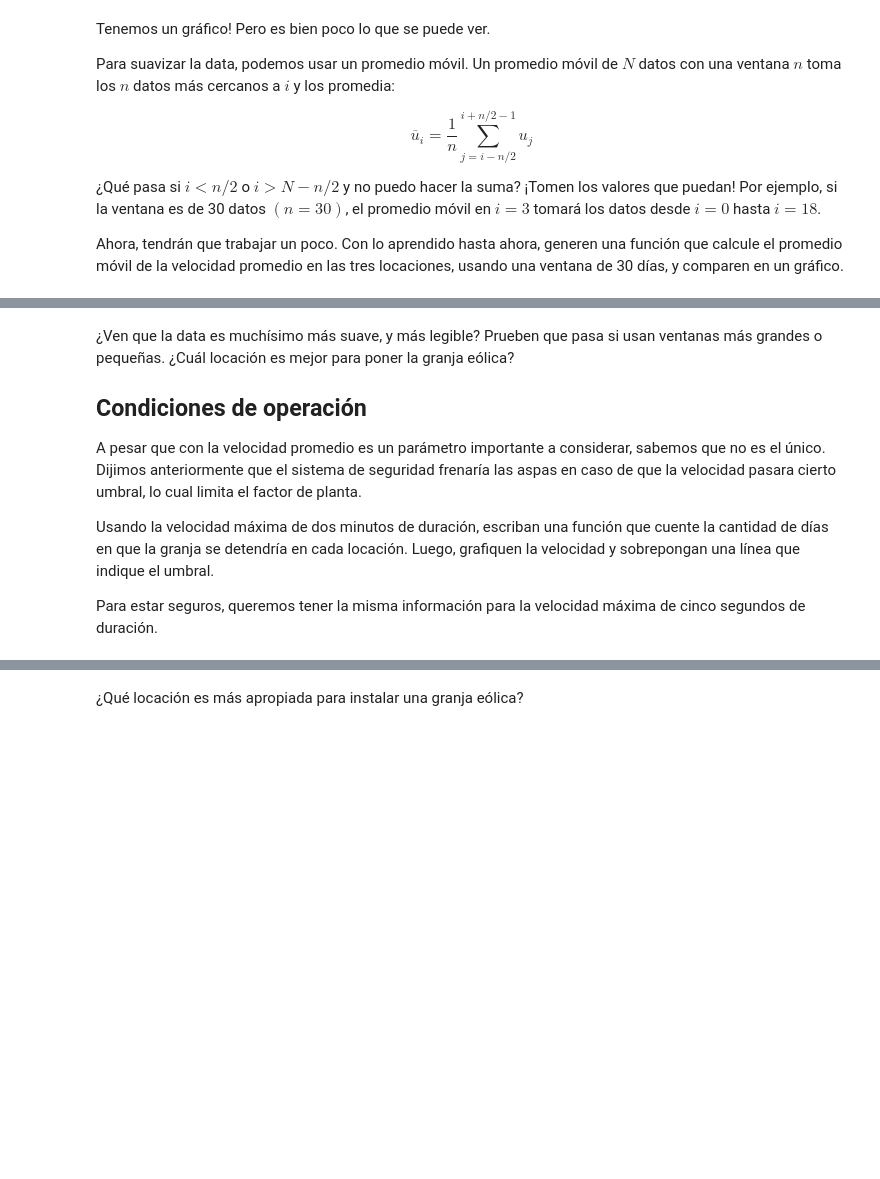
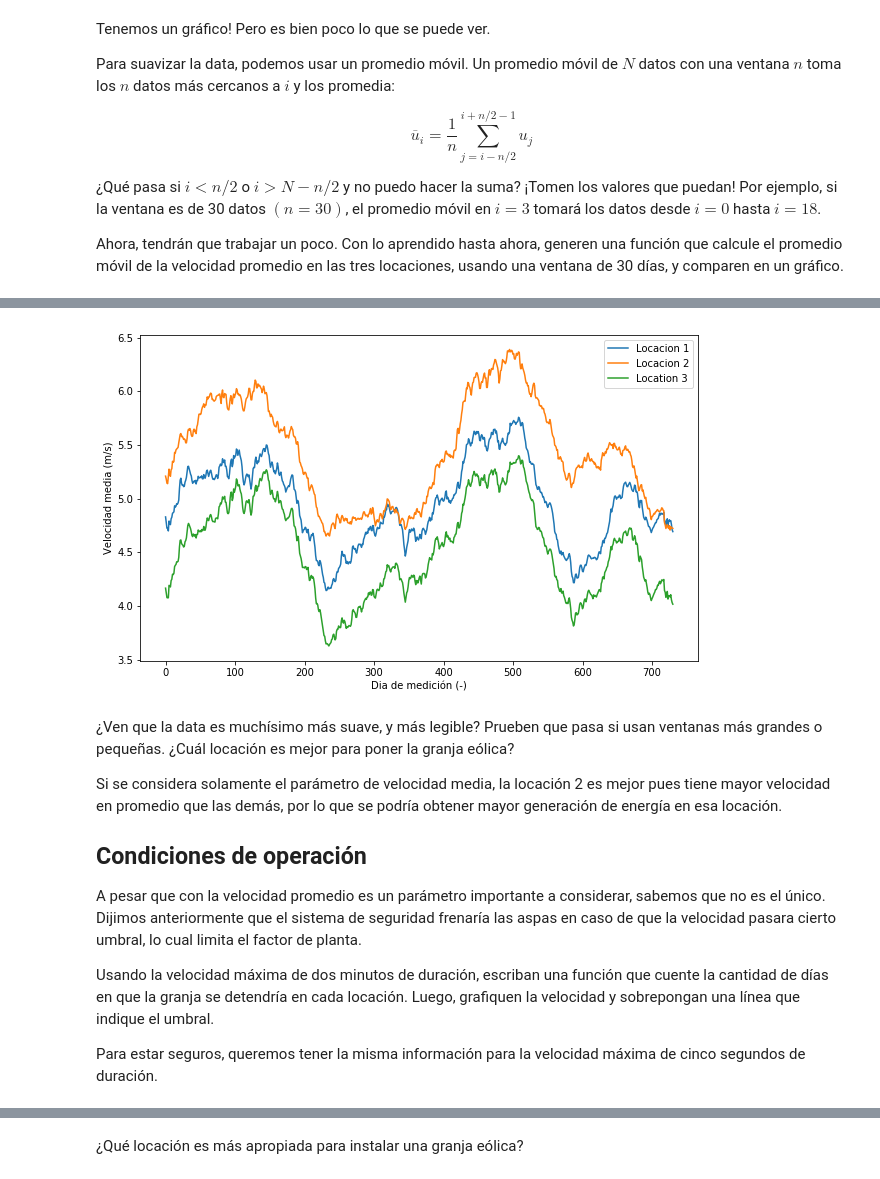
Before and after one commit to francotsf/Fundamentos-de-CFD, a Jupyter notebook: Lab_01/intro_python02.ipynb, the cells around one changed output, grey strips where cells are left out. Cells and saved outputs as stored; diff of their text form; code cells hidden in the pictures; blank space fills up the shorter version.

```diff
--- a/Lab_01/intro_python02.ipynb
+++ b/Lab_01/intro_python02.ipynb
@@ -194,6 +198,17 @@ plt.legend(["Locacion 1","Locacion 2","Location 3"]);
+# %%
+plt.figure(figsize=(10,6))
+plt.plot(media_movil(90,loc_1[:,0]));
+plt.plot(media_movil(90,loc_2[:,0]));
+plt.plot(media_movil(90,loc_3[:,0]))
+plt.legend(["Locacion 1","Locacion 2","Locacion 3"]);
+plt.xlabel("Dia de medición (-)");
+plt.ylabel("Velocidad media (m/s)");
+# %% [output]
+[figure, added]
 # %% [markdown]
 ¿Ven que la data es muchísimo más suave, y más legible? Prueben que pasa si usan ventanas más grandes o pequeñas. ¿Cuál locación es mejor para poner la granja eólica?
 
+Si se considera solamente el parámetro de velocidad media, la locación 2 es mejor pues tiene mayor velocidad en promedio que las demás, por lo que se podría obtener mayor generación de energía en esa locación.
 
 ## Condiciones de operación
 A pesar que con la velocidad promedio es un parámetro importante a considerar, sabemos que no es el único. Dijimos anteriormente que el sistema de seguridad frenaría las aspas en caso de que la velocidad pasara cierto umbral, lo cual limita el factor de planta.
```
Also changed, not shown: parts of 6 cells of this notebook.
